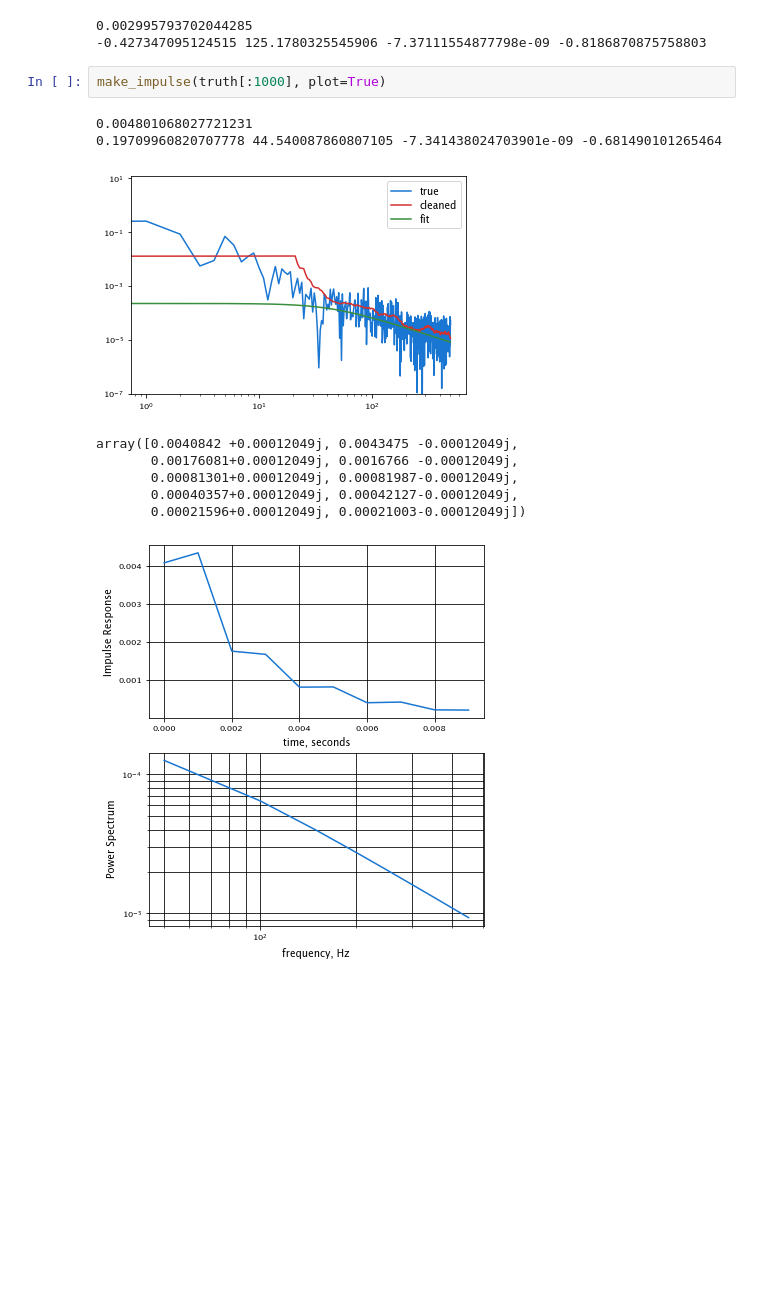
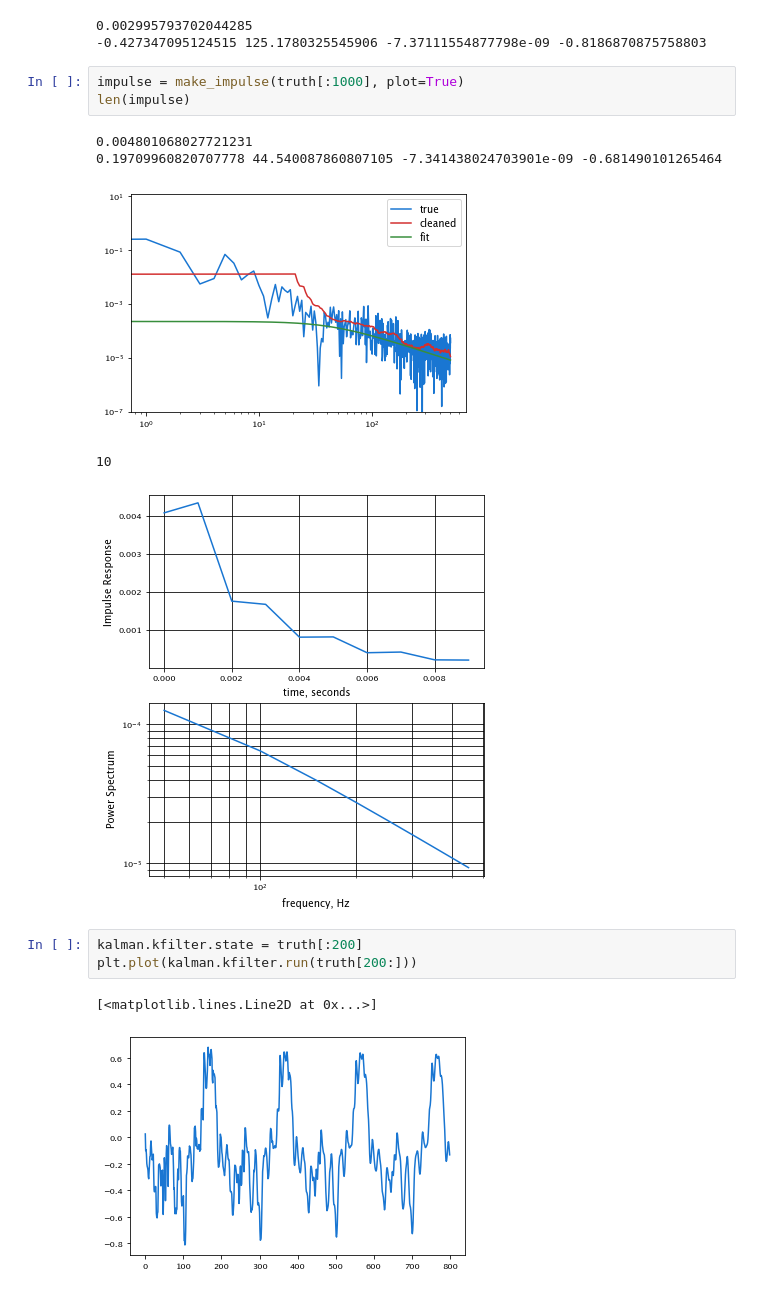
Before and after one commit to aditya-sengupta/tip-tilt-control, a Jupyter notebook: control/dev/final_tester.ipynb, the cells around one changed output. Saved outputs shown, nothing was run; the diff lists cells and outputs as text; blank space fills up the shorter version.

```diff
--- a/control/dev/final_tester.ipynb
+++ b/control/dev/final_tester.ipynb
@@ -4,14 +4,17 @@ from controller import *
 0.002995793702044285
 -0.427347095124515 125.1780325545906 -7.37111554877798e-09 -0.8186870875758803
 # %%
-make_impulse(truth[:1000], plot=True)
+impulse = make_impulse(truth[:1000], plot=True)
+len(impulse)
 # %% [output]
 0.004801068027721231
 0.19709960820707778 44.540087860807105 -7.341438024703901e-09 -0.681490101265464
 [figure]
-array([0.0040842 +0.00012049j, 0.0043475 -0.00012049j,
-       0.00176081+0.00012049j, 0.0016766 -0.00012049j,
-       0.00081301+0.00012049j, 0.00081987-0.00012049j,
-       0.00040357+0.00012049j, 0.00042127-0.00012049j,
-       0.00021596+0.00012049j, 0.00021003-0.00012049j])
+10
 [figure]
+# %%
+kalman.kfilter.state = truth[:200]
+plt.plot(kalman.kfilter.run(truth[200:]))
+# %% [output]
+[<matplotlib.lines.Line2D at 0x...>]
+[figure, added]
```
Also changed, not shown: 3 other files.
